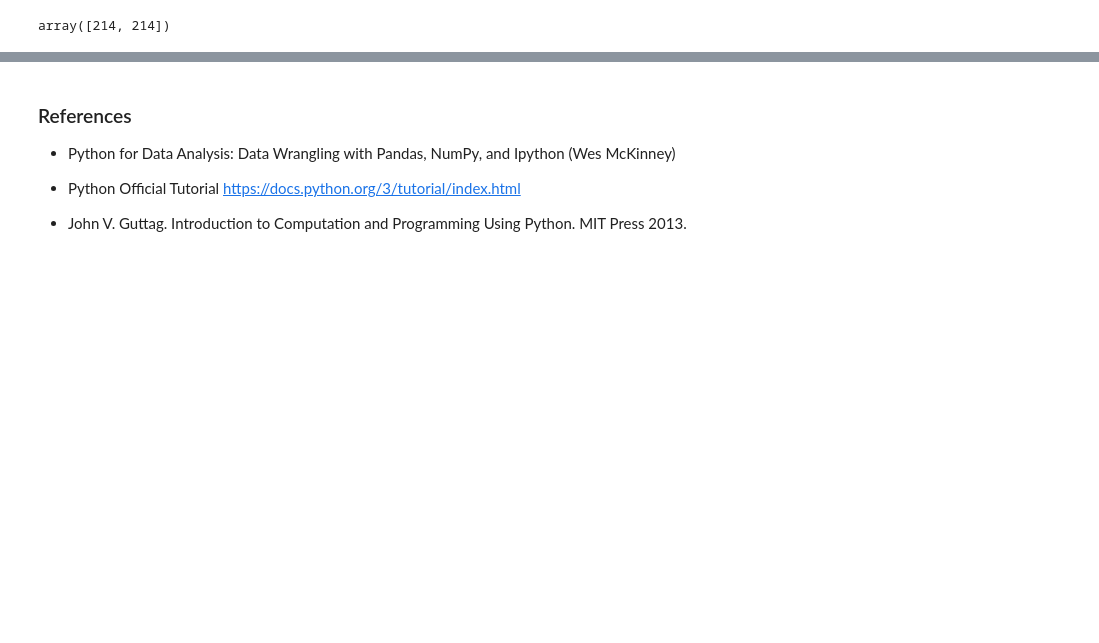
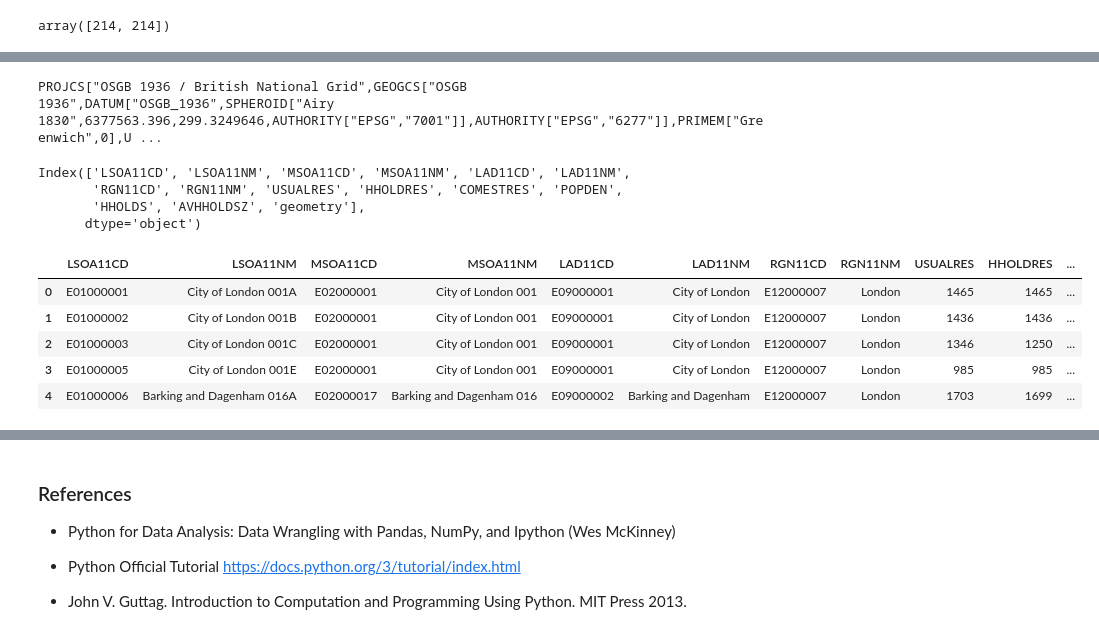
Before and after one commit to mateoneira/urban_simulation, a Jupyter notebook: practicals/Python Review.ipynb, the cells around one changed output, grey strips where cells are left out. Cells and saved outputs as stored; diff of their text form; code cells hidden in the pictures; blank space fills up the shorter version.

```diff
--- a/practicals/Python Review.ipynb
+++ b/practicals/Python Review.ipynb
@@ -574,0 +581,30 @@ array([214, 214])
+# %%
+import geopandas as gpd
+import matplotlib
+import matplotlib.pyplot as plt
+fp = "data/LSOA_2011_London_gen_MHW.shp"
+
+gdf=gpd.read_file(fp)
+
+## check projection system
+print(gdf.crs)
+# %% [output]
+PROJCS["OSGB 1936 / British National Grid",GEOGCS["OSGB 1936",DATUM["OSGB_1936",SPHEROID["Airy 1830",6377563.396,299.3249646,AUTHORITY["EPSG","7001"]],AUTHORITY["EPSG","6277"]],PRIMEM["Greenwich",0],U ...
+# %%
+## it is important to note that geopandas always has a geometry columns
+## here the geoemtries as stored as shapely objects, we should not change
+### the name of the geometry column
+print(gdf.columns)
+
+gdf.head()
+# %% [output]
+Index(['LSOA11CD', 'LSOA11NM', 'MSOA11CD', 'MSOA11NM', 'LAD11CD', 'LAD11NM',
+       'RGN11CD', 'RGN11NM', 'USUALRES', 'HHOLDRES', 'COMESTRES', 'POPDEN',
+       'HHOLDS', 'AVHHOLDSZ', 'geometry'],
+      dtype='object')
+|  | LSOA11CD | LSOA11NM | MSOA11CD | MSOA11NM | LAD11CD | LAD11NM | RGN11CD | RGN11NM | USUALRES | HHOLDRES | ... |
+| 0 | E01000001 | City of London 001A | E02000001 | City of London 001 | E09000001 | City of London | E12000007 | London | 1465 | 1465 | ... |
+| 1 | E01000002 | City of London 001B | E02000001 | City of London 001 | E09000001 | City of London | E12000007 | London | 1436 | 1436 | ... |
+| 2 | E01000003 | City of London 001C | E02000001 | City of London 001 | E09000001 | City of London | E12000007 | London | 1346 | 1250 | ... |
+| 3 | E01000005 | City of London 001E | E02000001 | City of London 001 | E09000001 | City of London | E12000007 | London | 985 | 985 | ... |
+| 4 | E01000006 | Barking and Dagenham 016A | E02000017 | Barking and Dagenham 016 | E09000002 | Barking and Dagenham | E12000007 | London | 1703 | 1699 | ... |
```
Also changed, not shown: parts of 2 cells of this notebook, 8 other files.
